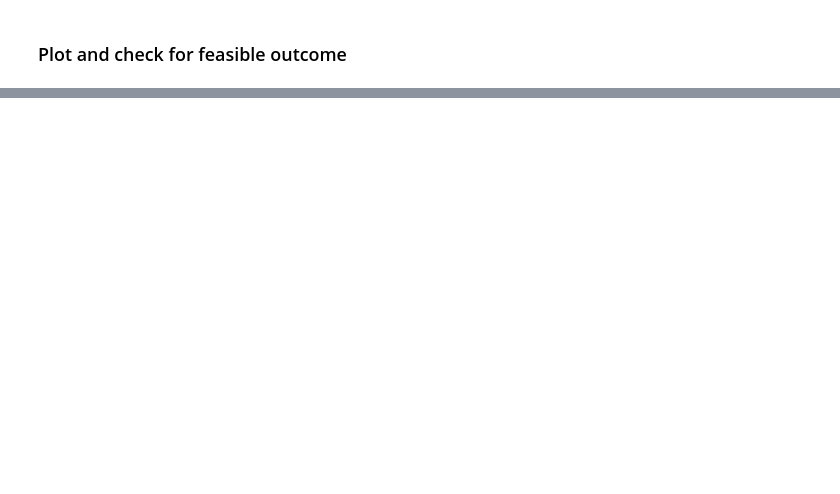
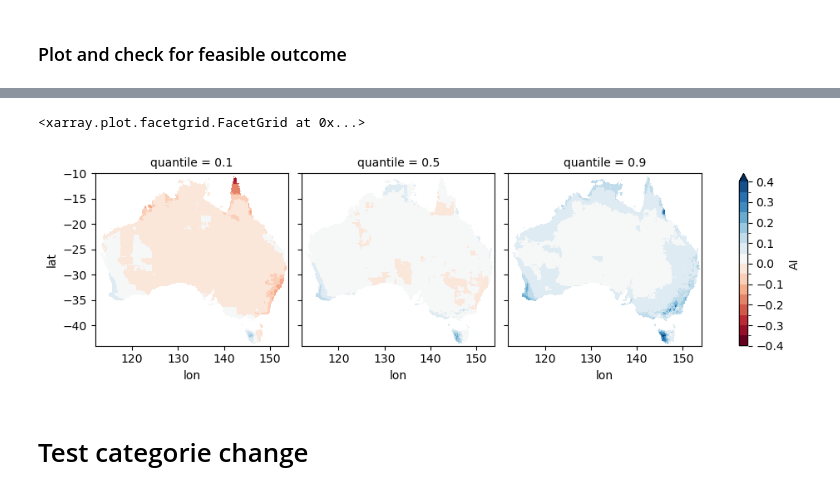
Before and after one commit to AusClimateService/hazards-drought, a Jupyter notebook: compute_MME.ipynb, the cells around one changed output, grey strips where cells are left out. Cells and saved outputs as stored; diff of their text form; code cells hidden in the pictures; blank space fills up the shorter version.

```diff
--- a/compute_MME.ipynb
+++ b/compute_MME.ipynb
@@ -73,0 +214,9 @@ quantiles.AI.plot(col="quantile", levels=[0,0.05,0.2,0.5,5])
+# %%
+#< Aridity Index (AI):
+quantiles_ds = xr.open_dataset(f"{root_dir}AI-atmospheric-based_NHP1-AUS-5_{rcp}_bias-adjusted_2D_GWL30_change-to-GWL12_percentiles10-50-90.nc")
+quantiles_ds.AI.plot(col="quantile",cmap="RdBu", levels=np.arange(-0.4, 0.45, 0.05))
+# %% [output]
+<xarray.plot.facetgrid.FacetGrid at 0x...>
+[figure, added]
+# %% [markdown]
+# Test categorie change
```
Also changed, not shown: parts of 23 cells of this notebook.
